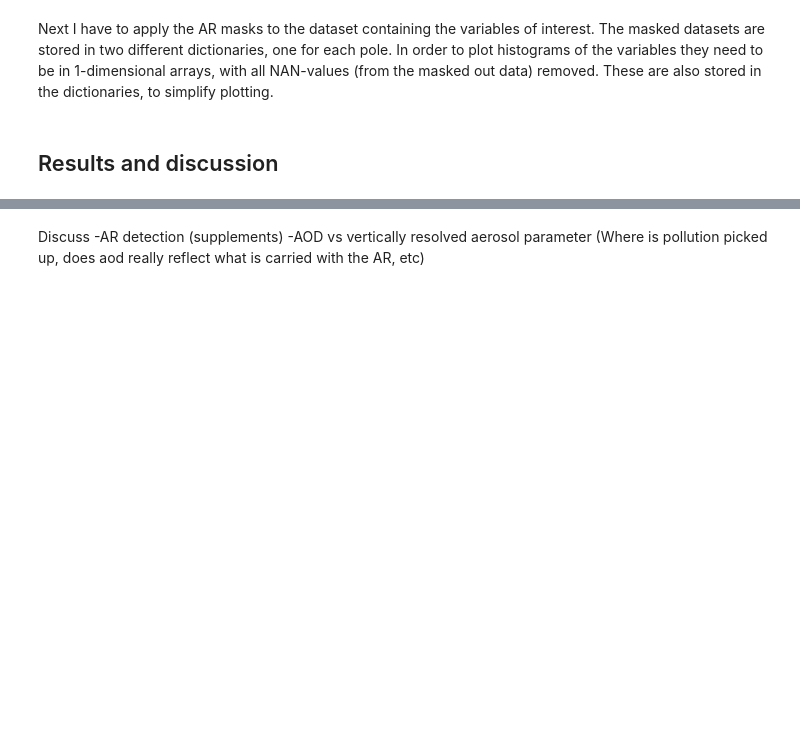
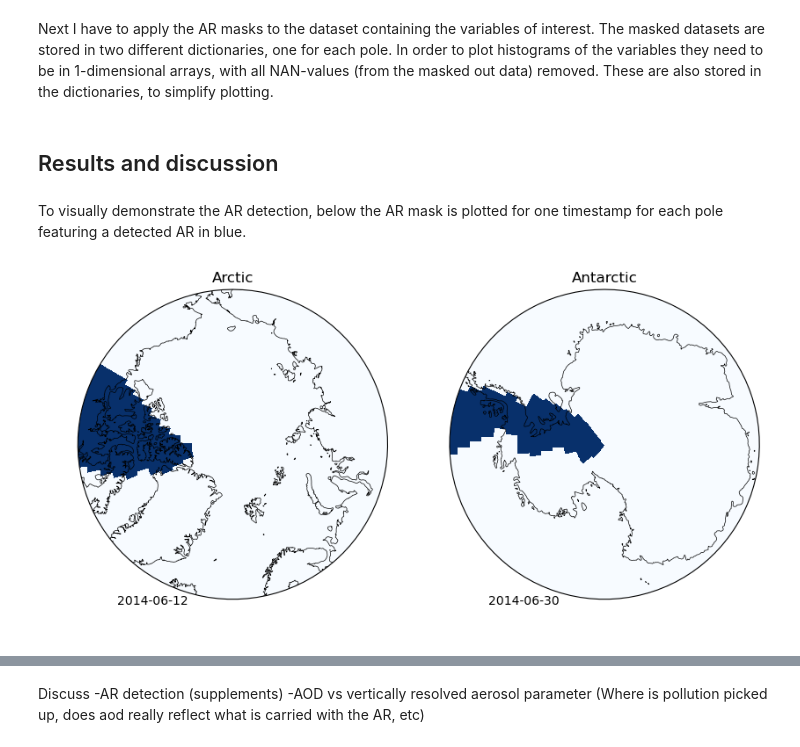
Before and after one commit to eScience-course/Tjaernoe2022-group5, a Jupyter notebook: notebooks/Julia/report_JA.ipynb, the cells around one changed output, grey strips where cells are left out. Saved outputs shown, nothing was run; the diff lists cells and outputs as text; code cells hidden in the pictures; blank space fills up the shorter version.

Commit message:
Added figures and method to report

```diff
--- a/notebooks/Julia/report_JA.ipynb
+++ b/notebooks/Julia/report_JA.ipynb
@@ -121,3 +142,32 @@ for lev in levs:
     ant_plotting_vars[lev]=ant_lev_dict
 # %% [markdown]
 ## Results and discussion
+# %% [markdown]
+To visually demonstrate the AR detection, below the AR mask is plotted for one timestamp for each pole featuring a detected AR in blue.
+# %%
+arc_ex_ar = ar_mask.sel(time = '2014-06-12', lat =slice(65,90))
+ant_ex_ar = ar_mask.sel(time = '2014-06-30', lat =slice(-90,-65))
+
+plot_ex_ar= {'Arctic' :arc_ex_ar, 'Antarctic' : ant_ex_ar}
+
+fig = plt.figure(figsize = (10,5), dpi=100)
+
+arc_ax = fig.add_subplot(121, projection=ccrs.NorthPolarStereo())
+ant_ax = fig.add_subplot(122, projection=ccrs.SouthPolarStereo())
+
+arc_ax.set_extent([0, 360, 65, 90], ccrs.PlateCarree())
+ant_ax.set_extent([0, 360, -65, -90], ccrs.PlateCarree() )
+
+axs=[arc_ax,ant_ax]
+for i, pole in enumerate(plot_ex_ar.keys()):
+    axs[i].coastlines(linewidth=0.5)
+    fun.circle_for_polar_map(axs[i])
+    axs[i].set_title(pole)
+    axs[i].pcolormesh(plot_ex_ar[pole].lon, plot_ex_ar[pole].lat, plot_ex_ar[pole].ivt.squeeze(), cmap='Blues', vmin=0,vmax=1,
+                      transform=ccrs.PlateCarree() )
+    fig.text(-1.3+i*1.2,-0.1,plot_ex_ar[pole].time.values.astype('datetime64[D]')[0],horizontalalignment='left',
+     verticalalignment='bottom', transform=ax.transAxes)
+
+plt.show()
+# %% [output]
+[figure, added]
```
Also changed, not shown: parts of 23 cells of this notebook, 1 other file.
